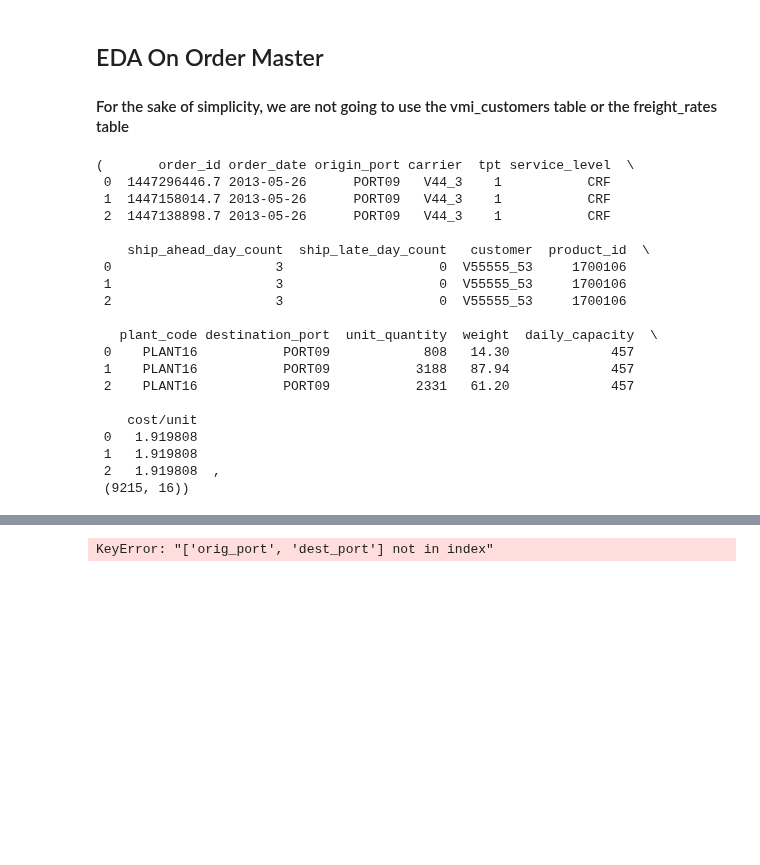
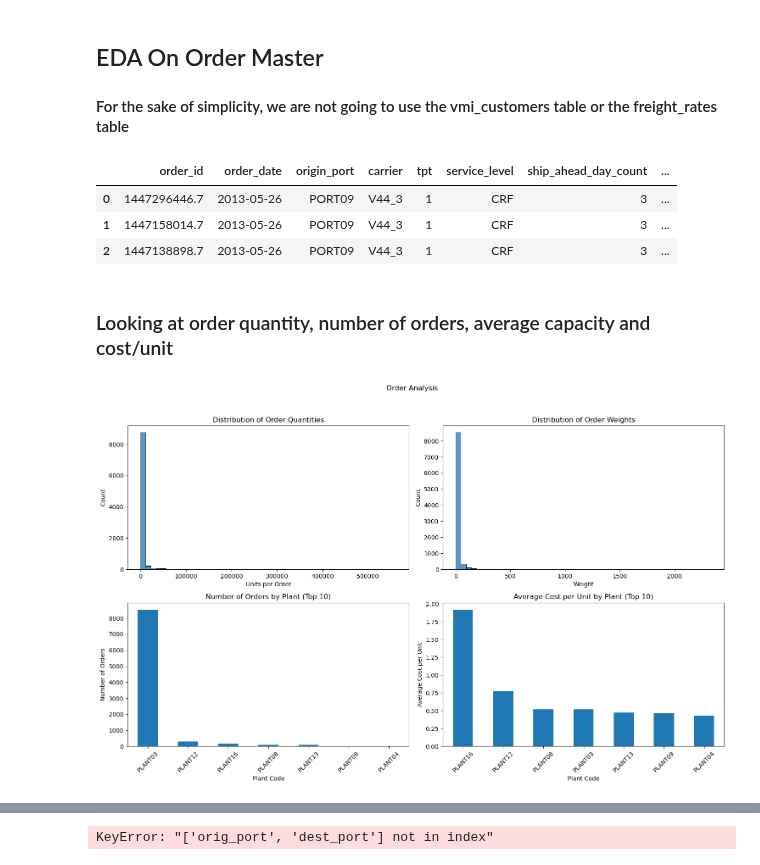
Before and after one commit to rhurst1029/supply_chain_ml, a Jupyter notebook: EDA.ipynb, the cells around one changed output, grey strips where cells are left out. Drawn from its saved outputs; the diff is of its cells as text; code cells hidden in the pictures; blank space fills up the shorter version.

```diff
--- a/EDA.ipynb
+++ b/EDA.ipynb
@@ -246,25 +246,52 @@ order_master = orders_port_plant.merge(wh_data, on='plant_code', how='left')
 ## EDA On Order Master
 #### For the sake of simplicity, we are not going to use the vmi_customers table or the freight_rates table
 # %%
-order_master.head(3), order_master.shape
+order_master.head(3)
 # %% [output]
-(       order_id order_date origin_port carrier  tpt service_level  \
- 0  1447296446.7 2013-05-26      PORT09   V44_3    1           CRF
- 1  1447158014.7 2013-05-26      PORT09   V44_3    1           CRF
- 2  1447138898.7 2013-05-26      PORT09   V44_3    1           CRF
-
-    ship_ahead_day_count  ship_late_day_count   customer  product_id  \
- 0                     3                    0  V55555_53     1700106
- 1                     3                    0  V55555_53     1700106
- 2                     3                    0  V55555_53     1700106
-
-   plant_code destination_port  unit_quantity  weight  daily_capacity  \
- 0    PLANT16           PORT09            808   14.30             457
- 1    PLANT16           PORT09           3188   87.94             457
- 2    PLANT16           PORT09           2331   61.20             457
-
-    cost/unit
- 0   1.919808
- 1   1.919808
- 2   1.919808  ,
- (9215, 16))
+|  | order_id | order_date | origin_port | carrier | tpt | service_level | ship_ahead_day_count | ... |
+| 0 | 1447296446.7 | 2013-05-26 | PORT09 | V44_3 | 1 | CRF | 3 | ... |
+| 1 | 1447158014.7 | 2013-05-26 | PORT09 | V44_3 | 1 | CRF | 3 | ... |
+| 2 | 1447138898.7 | 2013-05-26 | PORT09 | V44_3 | 1 | CRF | 3 | ... |
+# %% [markdown]
+### Looking at order quantity, number of orders, average capacity and cost/unit
+# %%
+# Create subplots for different analyses
+# plt.style.use('seaborn')
+fig, axes = plt.subplots(2, 2, figsize=(15, 10))
+fig.suptitle('Order Analysis')
+
+# 1. Distribution of unit quantities per order
+sns.histplot(data=order_master, x='unit_quantity', bins=50, ax=axes[0,0])
+axes[0,0].set_title('Distribution of Order Quantities')
+axes[0,0].set_xlabel('Units per Order')
+axes[0,0].set_ylabel('Count')
+
+# 2. Distribution of order weights
+sns.histplot(data=order_master, x='weight', bins=50, ax=axes[0,1])
+axes[0,1].set_title('Distribution of Order Weights')
+axes[0,1].set_xlabel('Weight')
+axes[0,1].set_ylabel('Count')
+
+# 3. Orders by plant code
+order_counts = order_master['plant_code'].value_counts().head(10)
+order_counts.plot(kind='bar', ax=axes[1,0])
+axes[1,0].set_title('Number of Orders by Plant (Top 10)')
+axes[1,0].set_xlabel('Plant Code')
+axes[1,0].set_ylabel('Number of Orders')
+axes[1,0].tick_params(axis='x', rotation=45)
+
+# 4. Average cost/unit by plant
+avg_cost = order_master.groupby('plant_code')['cost/unit'].mean().sort_values(ascending=False).head(10)
+avg_cost.plot(kind='bar', ax=axes[1,1])
+axes[1,1].set_title('Average Cost per Unit by Plant (Top 10)')
+axes[1,1].set_xlabel('Plant Code')
+axes[1,1].set_ylabel('Average Cost per Unit')
+axes[1,1].tick_params(axis='x', rotation=45)
+
+# Adjust layout to prevent overlap
+plt.tight_layout(rect=[0, 0.03, 1, 0.95])
+
+# Show the plot
+plt.show()
+# %% [output]
+[figure, added]
```
Also changed, not shown: parts of 7 cells of this notebook.
